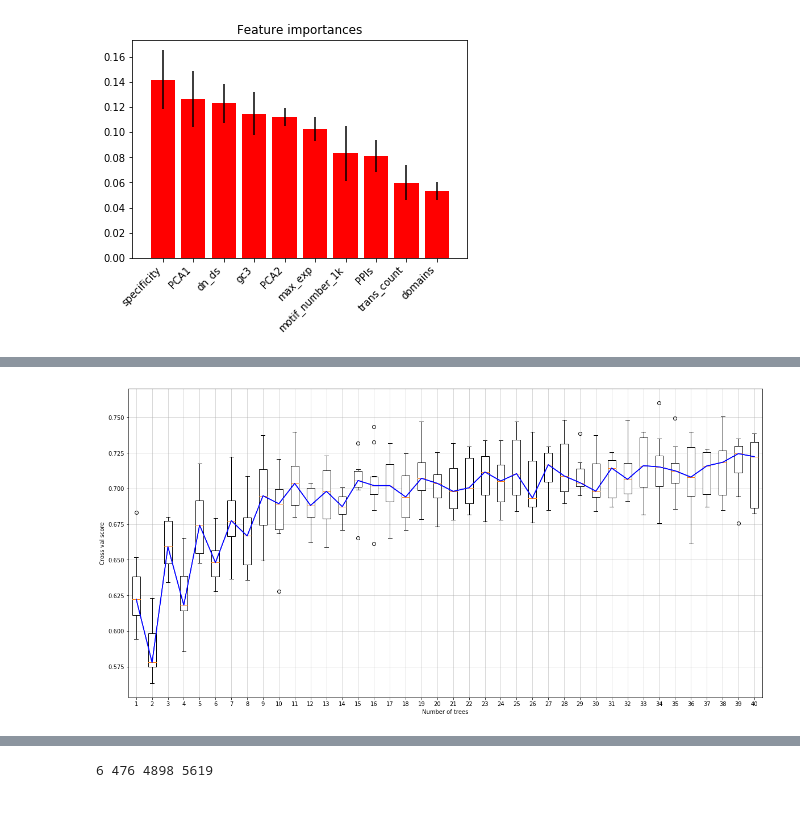
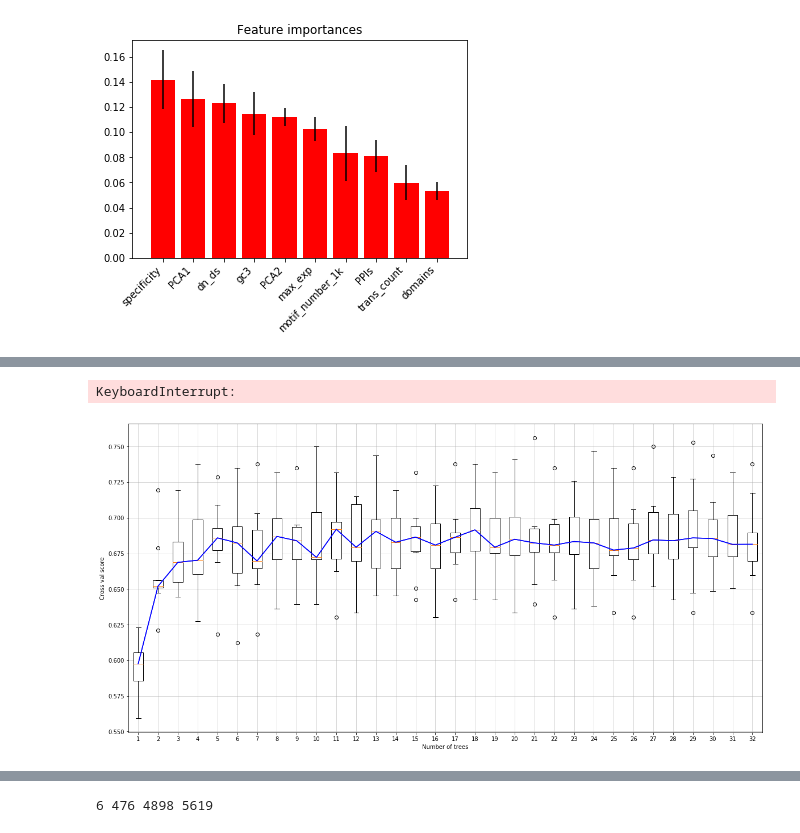
Before and after one commit to ZoeVance/data_cleaning_backup, a Jupyter notebook: Stats.ipynb, the cells around one changed output, grey strips where cells are left out. Drawn from its saved outputs; the diff is of its cells as text; code cells hidden in the pictures.

```diff
--- a/Stats.ipynb
+++ b/Stats.ipynb
@@ -881,0 +1344,5 @@ WGD
+# %%
+print('WGD')
+for x in w_depleted:
+    cursor.execute('SELECT name FROM GO_terms WHERE go == ?', (x,))
+    print(cursor.fetchone())
@@ -881,0 +1367,5 @@ WGD
+# %%
+print('SSD')
+for x in s_depleted:
+    cursor.execute('SELECT name FROM GO_terms WHERE go == ?', (x,))
+    print(cursor.fetchone())
@@ -912,0 +1574,30 @@ cursor.fetchall()
+# %%
+problem_children = ((set(s_depleted).intersection(set(w_depleted))).intersection(si_depleted))
+cursor.execute('''SELECT go FROM GO_terms''')
+total_list = [x[0] for x in cursor.fetchall()]
+
+cursor.execute('''SELECT go FROM GO_terms INNER JOIN gene_features ON GO_terms.id == gene_features.id WHERE dup_type_T2 == "singleton"''')
+si_list = [x[0] for x in cursor.fetchall()]
+
+
+
+term_list = list(set(total_list))
+
+M = len(total_list)
+si_N = len(si_list)
+
+si_enriched, si_depleted  = [], []
+for t in problem_children:
+    n = total_list.count(t)
+
+    si_k = w_list.count(t)
+
+
+    si_en_pval = stats.hypergeom.sf(si_k-1, M, n, si_N)
+    si_dep_pval = stats.hypergeom.cdf(si_k, M, n, si_N)
+
+    if si_en_pval < 0.05/len(term_list):
+        si_enriched.append(t)
+
+    if si_dep_pval < 0.05/len(term_list):
+        si_depleted.append(t)
@@ -1099,27 +1849,30 @@ import matplotlib.pyplot as plt
 # %%
 score = []
-for n in range(1,41):
+for n in range(1,400):
     rf = RandomForestClassifier(n_estimators=n)
-    val = cross_val_score(rf, train_f, train_t, cv=10)
+    val = cross_val_score(rf, train_x, train_y, cv=10)
     score.append(list(val))
+# %% [output]
+KeyboardInterrupt:
 # %%
 import numpy as np
 fig, ax = plt.subplots(figsize=(20,10))
+score = score[::10]
 boxes = ax.boxplot(score, zorder=350, patch_artist=True)
 x_list, y_list = [],[]
 for b in boxes['boxes']:
     b.set_facecolor('w')
 for m in boxes['medians']:
     xs = m._x
     x = np.mean(xs)
     y = m._y
     x_list.append(x)
     y_list.append(y)
 ax.plot(x_list, y_list, color='b', zorder=3423)
 ax.grid(linewidth=0.5, zorder=-1)
 ax.set_xlabel('Number of trees')
 ax.set_ylabel('Cross val score')
 plt.savefig('cross_val_rf.png')
 plt.show()
 # %% [output]
-[figure, old version]
+[figure, new version]
```
Also changed, not shown: parts of 109 cells of this notebook, 5 other files.
